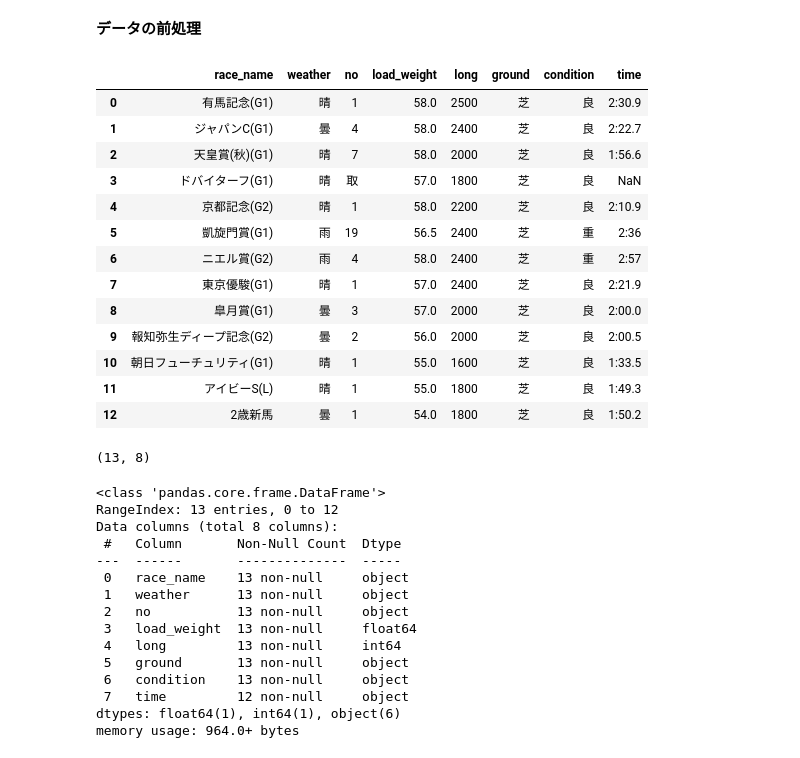
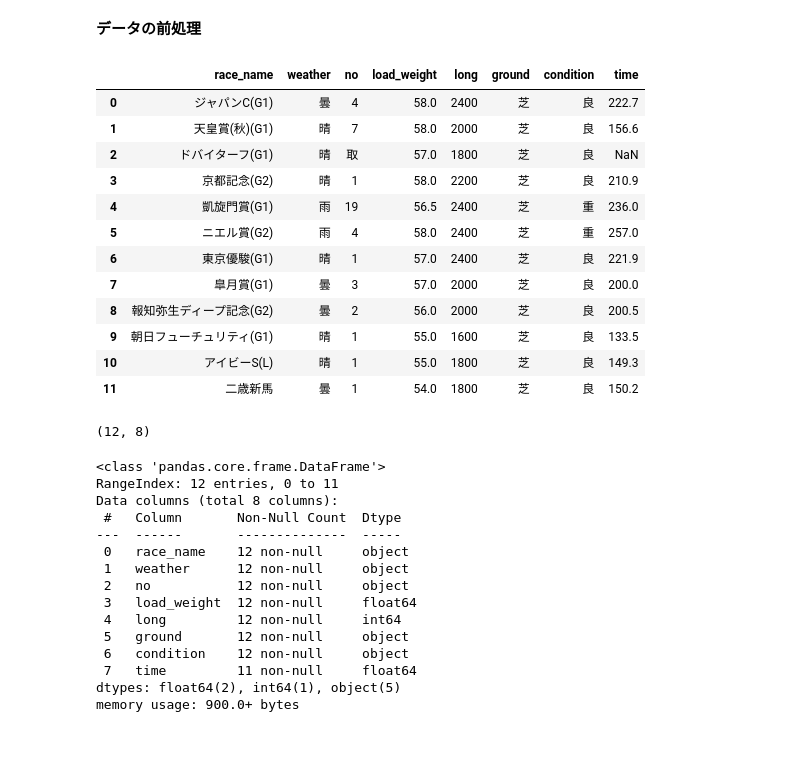
Before and after one commit to Ken0o/final_assignment, a Jupyter notebook: dsp2_final_assigment.ipynb, the cells around one changed output. Cells and saved outputs as stored; diff of their text form; code cells hidden in the pictures.

```diff
--- a/dsp2_final_assigment.ipynb
+++ b/dsp2_final_assigment.ipynb
@@ -648,44 +648,43 @@ con.close()
 # select * from エクスポート対象のテーブル;
 # %%
 # データセットをpandasで格納する
-df=pd.read_csv('./(1).csv')
+df=pd.read_csv('./(No1).csv')
 df
 # %% [output]
 |  | race_name | weather | no | load_weight | long | ground | condition | time |
-| 0 | 有馬記念(G1) | 晴 | 1 | 58.0 | 2500 | 芝 | 良 | 2:30.9 |
-| 1 | ジャパンC(G1) | 曇 | 4 | 58.0 | 2400 | 芝 | 良 | 2:22.7 |
-| 2 | 天皇賞(秋)(G1) | 晴 | 7 | 58.0 | 2000 | 芝 | 良 | 1:56.6 |
-| 3 | ドバイターフ(G1) | 晴 | 取 | 57.0 | 1800 | 芝 | 良 | NaN |
-| 4 | 京都記念(G2) | 晴 | 1 | 58.0 | 2200 | 芝 | 良 | 2:10.9 |
-| 5 | 凱旋門賞(G1) | 雨 | 19 | 56.5 | 2400 | 芝 | 重 | 2:36 |
-| 6 | ニエル賞(G2) | 雨 | 4 | 58.0 | 2400 | 芝 | 重 | 2:57 |
-| 7 | 東京優駿(G1) | 晴 | 1 | 57.0 | 2400 | 芝 | 良 | 2:21.9 |
-| 8 | 皐月賞(G1) | 曇 | 3 | 57.0 | 2000 | 芝 | 良 | 2:00.0 |
-| 9 | 報知弥生ディープ記念(G2) | 曇 | 2 | 56.0 | 2000 | 芝 | 良 | 2:00.5 |
-| 10 | 朝日フューチュリティ(G1) | 晴 | 1 | 55.0 | 1600 | 芝 | 良 | 1:33.5 |
-| 11 | アイビーS(L) | 晴 | 1 | 55.0 | 1800 | 芝 | 良 | 1:49.3 |
-| 12 | 2歳新馬 | 曇 | 1 | 54.0 | 1800 | 芝 | 良 | 1:50.2 |
+| 0 | ジャパンC(G1) | 曇 | 4 | 58.0 | 2400 | 芝 | 良 | 222.7 |
+| 1 | 天皇賞(秋)(G1) | 晴 | 7 | 58.0 | 2000 | 芝 | 良 | 156.6 |
+| 2 | ドバイターフ(G1) | 晴 | 取 | 57.0 | 1800 | 芝 | 良 | NaN |
+| 3 | 京都記念(G2) | 晴 | 1 | 58.0 | 2200 | 芝 | 良 | 210.9 |
+| 4 | 凱旋門賞(G1) | 雨 | 19 | 56.5 | 2400 | 芝 | 重 | 236.0 |
+| 5 | ニエル賞(G2) | 雨 | 4 | 58.0 | 2400 | 芝 | 重 | 257.0 |
+| 6 | 東京優駿(G1) | 晴 | 1 | 57.0 | 2400 | 芝 | 良 | 221.9 |
+| 7 | 皐月賞(G1) | 曇 | 3 | 57.0 | 2000 | 芝 | 良 | 200.0 |
+| 8 | 報知弥生ディープ記念(G2) | 曇 | 2 | 56.0 | 2000 | 芝 | 良 | 200.5 |
+| 9 | 朝日フューチュリティ(G1) | 晴 | 1 | 55.0 | 1600 | 芝 | 良 | 133.5 |
+| 10 | アイビーS(L) | 晴 | 1 | 55.0 | 1800 | 芝 | 良 | 149.3 |
+| 11 | 二歳新馬 | 曇 | 1 | 54.0 | 1800 | 芝 | 良 | 150.2 |
 # %%
 # dfのサイズの確認(行数,列数)
 df.shape
 # %% [output]
-(13, 8)
+(12, 8)
 # %%
 # 欠損値ではないレコード数とデータ数
 df.info()
 # %% [output]
 <class 'pandas.core.frame.DataFrame'>
-RangeIndex: 13 entries, 0 to 12
+RangeIndex: 12 entries, 0 to 11
 Data columns (total 8 columns):
  #   Column       Non-Null Count  Dtype
 ---  ------       --------------  -----
- 0   race_name    13 non-null     object
- 1   weather      13 non-null     object
- 2   no           13 non-null     object
- 3   load_weight  13 non-null     float64
- 4   long         13 non-null     int64
- 5   ground       13 non-null     object
- 6   condition    13 non-null     object
- 7   time         12 non-null     object
-dtypes: float64(1), int64(1), object(6)
-memory usage: 964.0+ bytes
+ 0   race_name    12 non-null     object
+ 1   weather      12 non-null     object
+ 2   no           12 non-null     object
+ 3   load_weight  12 non-null     float64
+ 4   long         12 non-null     int64
+ 5   ground       12 non-null     object
+ 6   condition    12 non-null     object
+ 7   time         11 non-null     float64
+dtypes: float64(2), int64(1), object(5)
+memory usage: 900.0+ bytes
```
Also changed, not shown: parts of 3 cells of this notebook, 2 other files.
